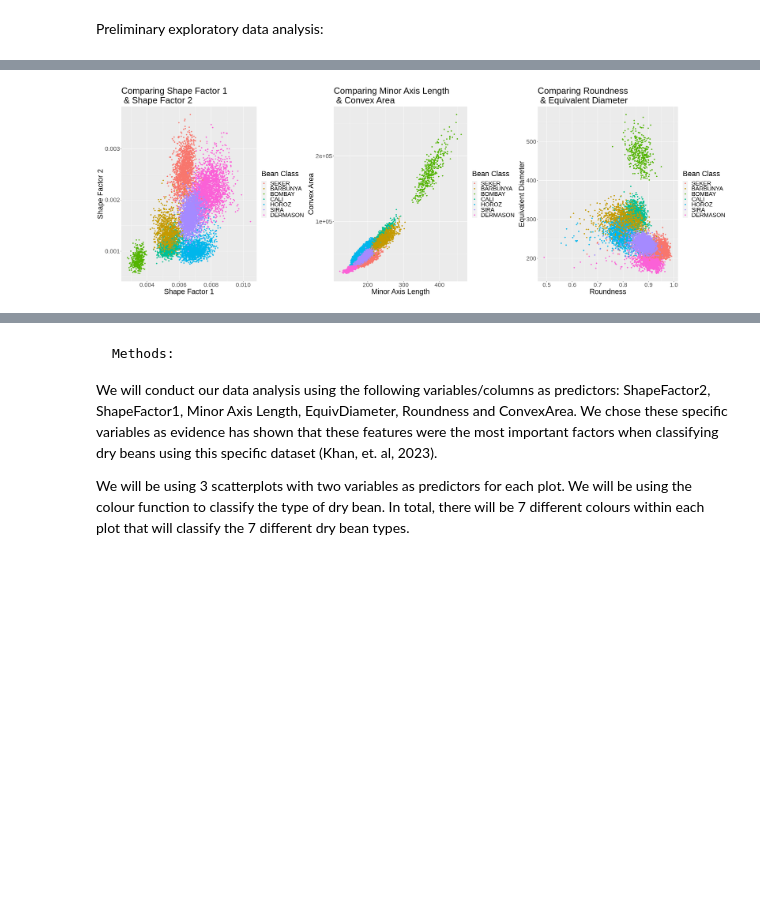
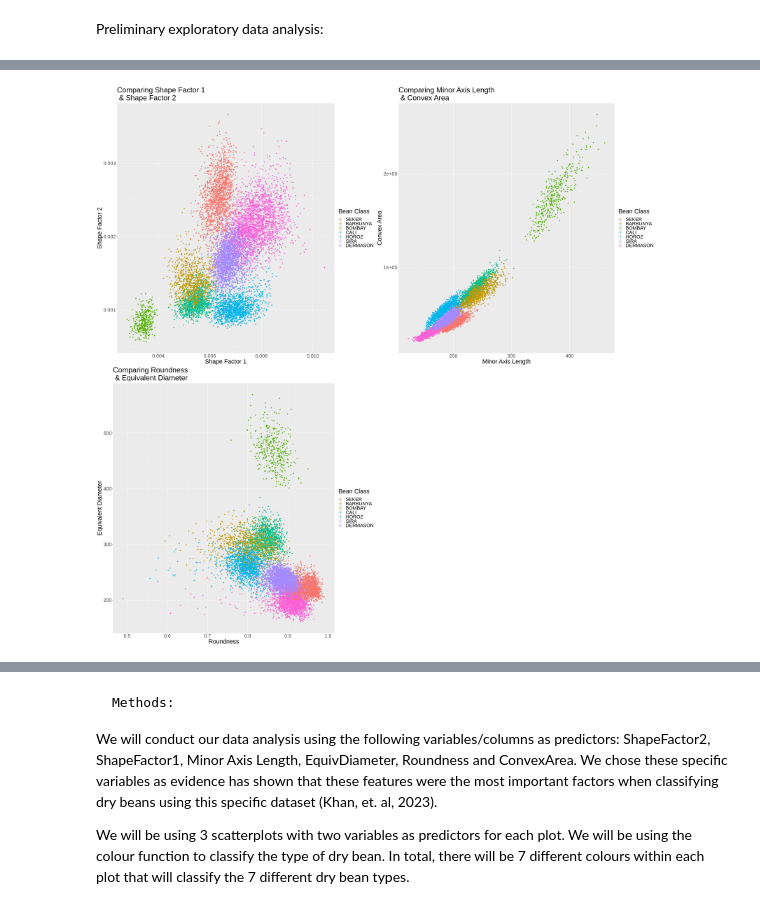
Before and after one commit to Adrianna-Nimmons/dsci-100-project-group51, a Jupyter notebook: Proposal.ipynb, the cells around one changed output, grey strips where cells are left out. Cells and saved outputs as stored; diff of their text form; code cells hidden in the pictures; blank space fills up the shorter version.

Commit message:
changed scatterplots into 2 by 2

```diff
--- a/Proposal.ipynb
+++ b/Proposal.ipynb
@@ -52,31 +56,31 @@ A tibble: 7 × 8
 # %%
 beans_shape_factor_plot <- ggplot(beans_training, aes( x = ShapeFactor1, y = ShapeFactor2, color = Class))+
 geom_point() +
 labs( x = "Shape Factor 1", y = "Shape Factor 2", color = "Bean Class")+
 ggtitle("Comparing Shape Factor 1 \n & Shape Factor 2") +
 theme(text = element_text(size = 25))+
 scale_fill_brewer(palette = "Set1")
 options(repr.plot.width = 30, repr.plot.height = 10)
 
 beans_axsis_area_plot <-ggplot(beans_training, aes( x = MinorAxisLength, y = ConvexArea, color = Class))+
 geom_point()+
 labs( x = "Minor Axis Length", y = "Convex Area", color = "Bean Class")+
 ggtitle("Comparing Minor Axis Length \n & Convex Area") +
 theme(text = element_text(size = 25))+
 scale_fill_brewer(palette = "Set1")
 options(repr.plot.width = 30, repr.plot.height = 10)
 
 beans_roundness_diameter_plot <- ggplot(beans_training, aes( x = roundness, y = EquivDiameter, color = Class))+
 geom_point()+
 labs( x = "Roundness", y = "Equivalent Diameter", color = "Bean Class")+
 ggtitle("Comparing Roundness \n & Equivalent Diameter") +
 theme(text = element_text(size = 25))+
 scale_fill_brewer(palette = "Set1")
-options(repr.plot.width = 30, repr.plot.height = 10)
+options(repr.plot.width = 32, repr.plot.height = 32)
 
-grid.arrange(beans_shape_factor_plot, beans_axsis_area_plot, beans_roundness_diameter_plot, ncol = 3)
+grid.arrange(beans_shape_factor_plot, beans_axsis_area_plot, beans_roundness_diameter_plot, ncol = 2)
 # %% [output]
-[figure, old version]
+[figure, new version]
 # %%
 Methods:
 Explain how you will conduct either your data analysis and which variables/columns you will use. Note - you do not need to use all variables/columns that exist
```
Also changed, not shown: parts of 4 cells of this notebook.
